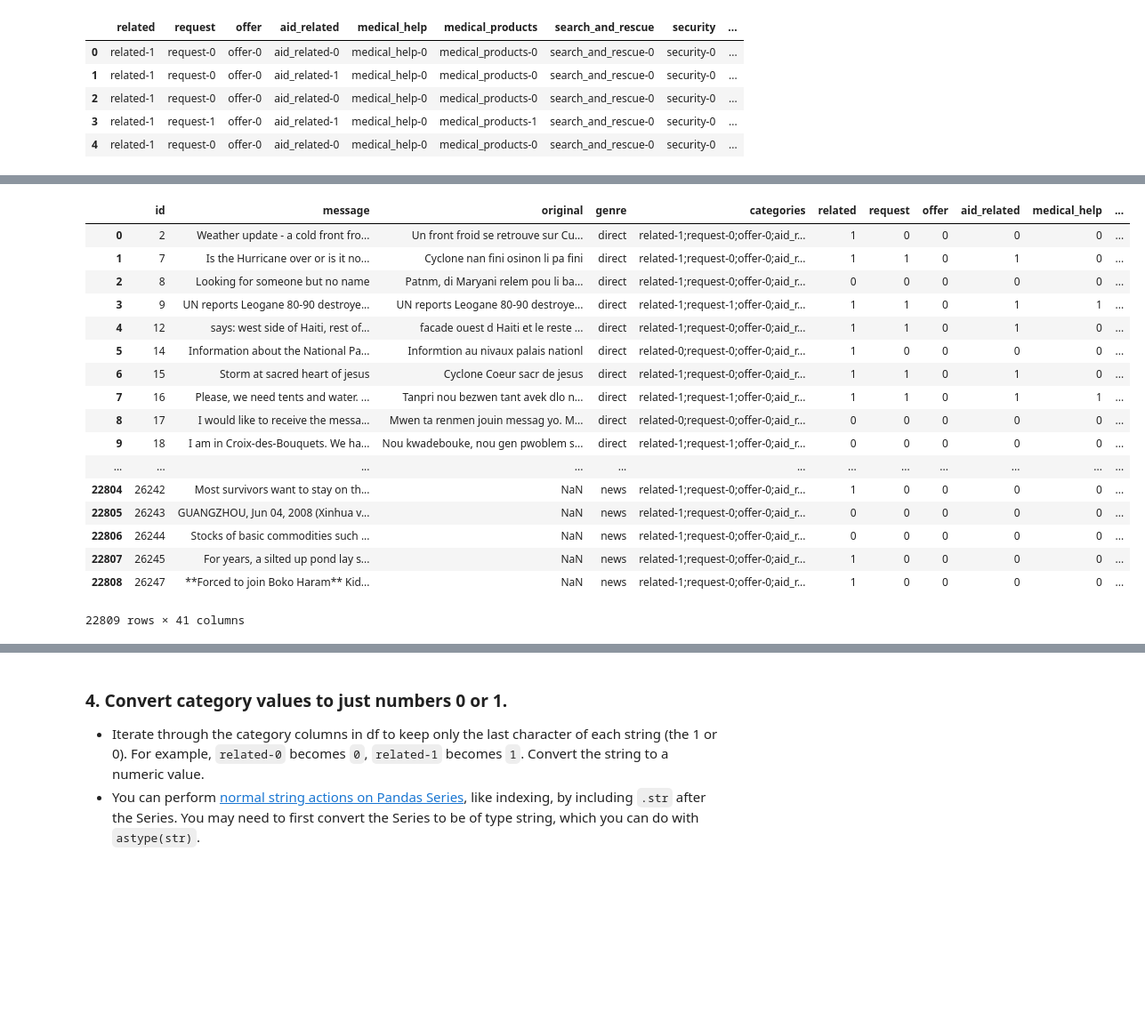
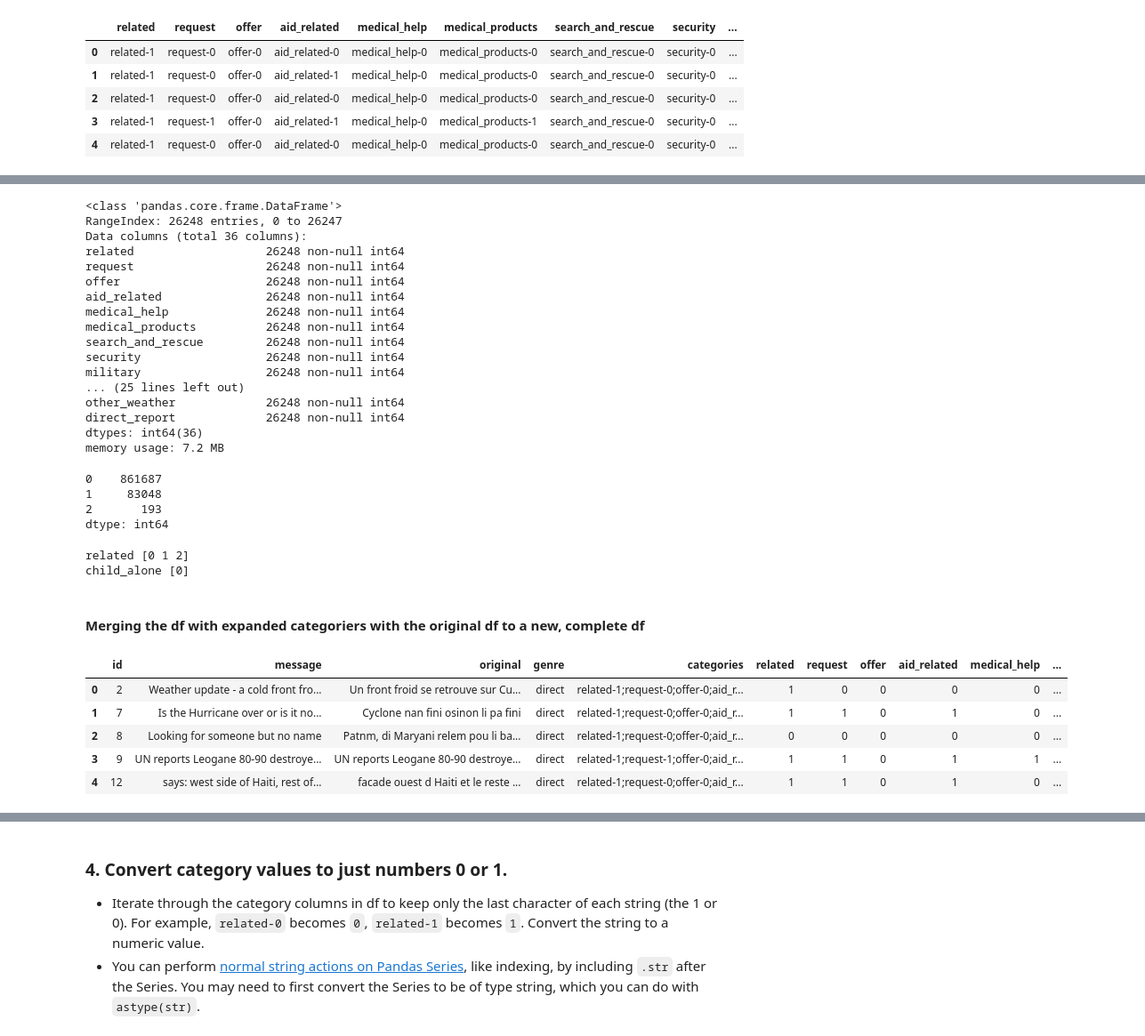
Before and after one commit to alstampe/Disaster-Response, a Jupyter notebook: ETL Pipeline Preparation.ipynb, the cells around one changed output, grey strips where cells are left out. Shown: that part at 89% size. Saved outputs shown, nothing was run; the diff lists cells and outputs as text; code cells hidden in the pictures; blank space fills up the shorter version.

```diff
--- a/ETL Pipeline Preparation.ipynb
+++ b/ETL Pipeline Preparation.ipynb
@@ -185,3 +183,0 @@ name
-# %%
-names = namestring
-names
@@ -243,0 +232,4 @@ expanded
+# %%
+category = list(expanded.columns)
+for column_name in category:
+    expanded[[column_name]] = expanded[[column_name]].apply(pd.to_numeric)
@@ -257,22 +270,48 @@ categories.head()
+# %%
+expanded.info()
+# %% [output]
+<class 'pandas.core.frame.DataFrame'>
+RangeIndex: 26248 entries, 0 to 26247
+Data columns (total 36 columns):
+related                   26248 non-null int64
+request                   26248 non-null int64
+offer                     26248 non-null int64
+aid_related               26248 non-null int64
+medical_help              26248 non-null int64
+medical_products          26248 non-null int64
+search_and_rescue         26248 non-null int64
+security                  26248 non-null int64
+military                  26248 non-null int64
+... (25 lines left out)
+other_weather             26248 non-null int64
+direct_report             26248 non-null int64
+dtypes: int64(36)
+memory usage: 7.2 MB
+# %%
+expanded.stack().value_counts()
+# %% [output]
+0    861687
+1     83048
+2       193
+dtype: int64
+# %%
+for column in expanded:
+    if len(np.unique(expanded[column])) != 2:
+        print(column, np.unique(expanded[column]))
+# %% [output]
+related [0 1 2]
+child_alone [0]
+# %%
+expanded.drop('child_alone', axis = 1, inplace = True)
+# %% [markdown]
+#### Merging the df with expanded categoriers with the original df to a new, complete df
 # %%
 df = pd.merge(df, expanded, right_index=True, left_on='id')
-df
+df.head()
 # %% [output]
 |  | id | message | original | genre | categories | related | request | offer | aid_related | medical_help | ... |
 | 0 | 2 | Weather update - a cold front fro... | Un front froid se retrouve sur Cu... | direct | related-1;request-0;offer-0;aid_r... | 1 | 0 | 0 | 0 | 0 | ... |
 | 1 | 7 | Is the Hurricane over or is it no... | Cyclone nan fini osinon li pa fini | direct | related-1;request-0;offer-0;aid_r... | 1 | 1 | 0 | 1 | 0 | ... |
 | 2 | 8 | Looking for someone but no name | Patnm, di Maryani relem pou li ba... | direct | related-1;request-0;offer-0;aid_r... | 0 | 0 | 0 | 0 | 0 | ... |
 | 3 | 9 | UN reports Leogane 80-90 destroye... | UN reports Leogane 80-90 destroye... | direct | related-1;request-1;offer-0;aid_r... | 1 | 1 | 0 | 1 | 1 | ... |
 | 4 | 12 | says: west side of Haiti, rest of... | facade ouest d Haiti et le reste ... | direct | related-1;request-0;offer-0;aid_r... | 1 | 1 | 0 | 1 | 0 | ... |
-| 5 | 14 | Information about the National Pa... | Informtion au nivaux palais nationl | direct | related-0;request-0;offer-0;aid_r... | 1 | 0 | 0 | 0 | 0 | ... |
-| 6 | 15 | Storm at sacred heart of jesus | Cyclone Coeur sacr de jesus | direct | related-1;request-0;offer-0;aid_r... | 1 | 1 | 0 | 1 | 0 | ... |
-| 7 | 16 | Please, we need tents and water. ... | Tanpri nou bezwen tant avek dlo n... | direct | related-1;request-1;offer-0;aid_r... | 1 | 1 | 0 | 1 | 1 | ... |
-| 8 | 17 | I would like to receive the messa... | Mwen ta renmen jouin messag yo. M... | direct | related-0;request-0;offer-0;aid_r... | 0 | 0 | 0 | 0 | 0 | ... |
-| 9 | 18 | I am in Croix-des-Bouquets. We ha... | Nou kwadebouke, nou gen pwoblem s... | direct | related-1;request-1;offer-0;aid_r... | 0 | 0 | 0 | 0 | 0 | ... |
-| ... | ... | ... | ... | ... | ... | ... | ... | ... | ... | ... | ... |
-| 22804 | 26242 | Most survivors want to stay on th... | NaN | news | related-1;request-0;offer-0;aid_r... | 1 | 0 | 0 | 0 | 0 | ... |
-| 22805 | 26243 | GUANGZHOU, Jun 04, 2008 (Xinhua v... | NaN | news | related-1;request-0;offer-0;aid_r... | 0 | 0 | 0 | 0 | 0 | ... |
-| 22806 | 26244 | Stocks of basic commodities such ... | NaN | news | related-1;request-0;offer-0;aid_r... | 0 | 0 | 0 | 0 | 0 | ... |
-| 22807 | 26245 | For years, a silted up pond lay s... | NaN | news | related-1;request-0;offer-0;aid_r... | 1 | 0 | 0 | 0 | 0 | ... |
-| 22808 | 26247 | **Forced to join Boko Haram** Kid... | NaN | news | related-1;request-0;offer-0;aid_r... | 1 | 0 | 0 | 0 | 0 | ... |
-22809 rows × 41 columns
```
Also changed, not shown: parts of 62 cells of this notebook.
